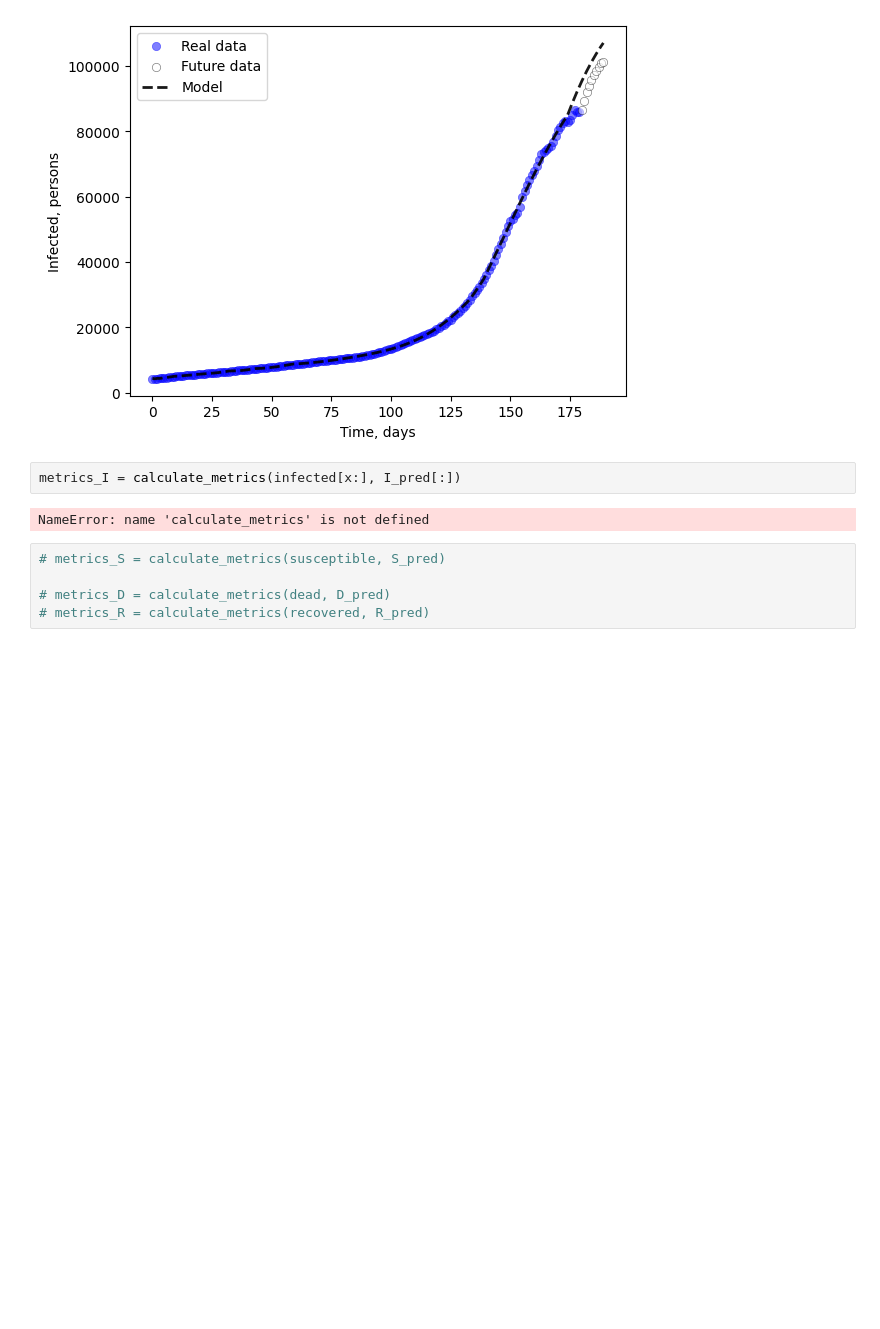
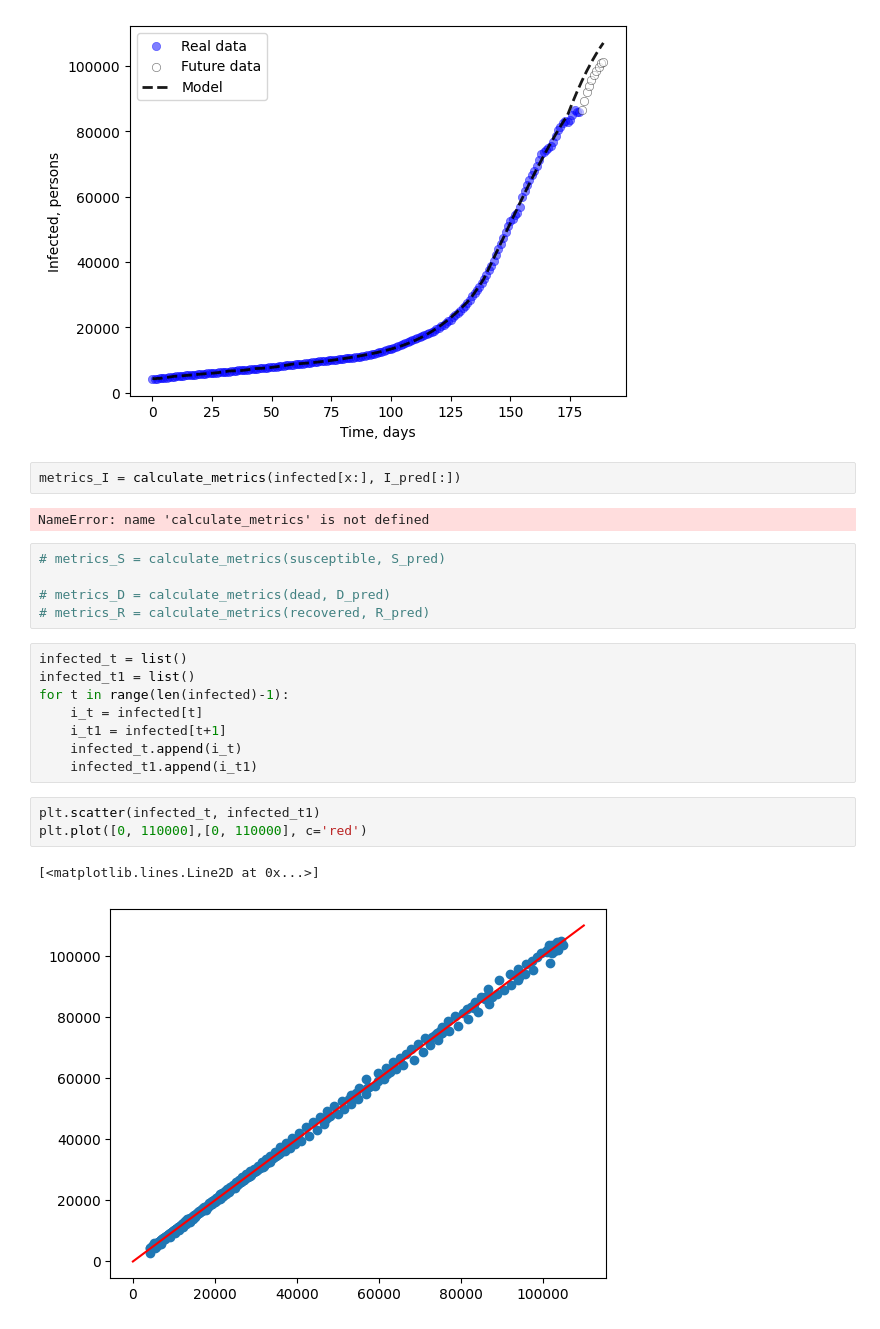
Before and after one commit to blabla9111/PINN_LLM, a Jupyter notebook: notebooks/PINN_1.ipynb, the cells around one changed output. Saved outputs shown, nothing was run; the diff lists cells and outputs as text; blank space fills up the shorter version.

```diff
--- a/notebooks/PINN_1.ipynb
+++ b/notebooks/PINN_1.ipynb
@@ -491,3 +500,17 @@ NameError: name 'calculate_metrics' is not defined
 
 # metrics_D = calculate_metrics(dead, D_pred)
 # metrics_R = calculate_metrics(recovered, R_pred)
+# %%
+infected_t = list()
+infected_t1 = list()
+for t in range(len(infected)-1):
+    i_t = infected[t]
+    i_t1 = infected[t+1]
+    infected_t.append(i_t)
+    infected_t1.append(i_t1)
+# %%
+plt.scatter(infected_t, infected_t1)
+plt.plot([0, 110000],[0, 110000], c='red')
+# %% [output]
+[<matplotlib.lines.Line2D at 0x...>]
+[figure, added]
```
Also changed, not shown: parts of 5 cells of this notebook, 23 other files.
